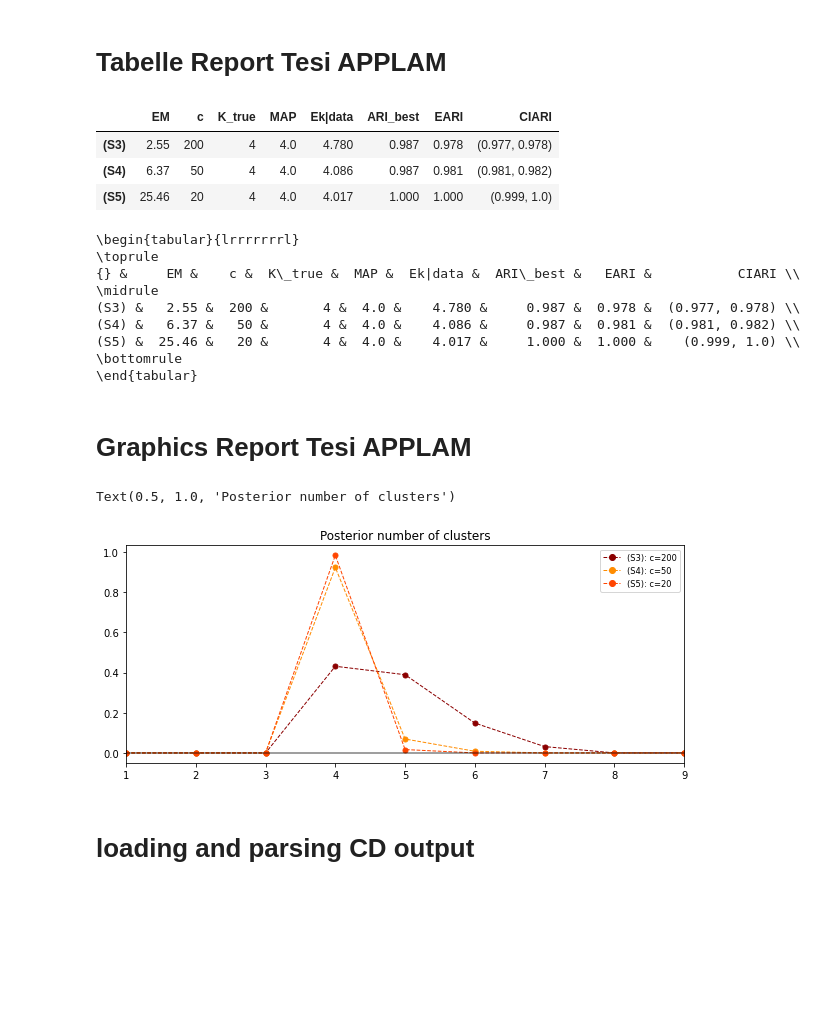
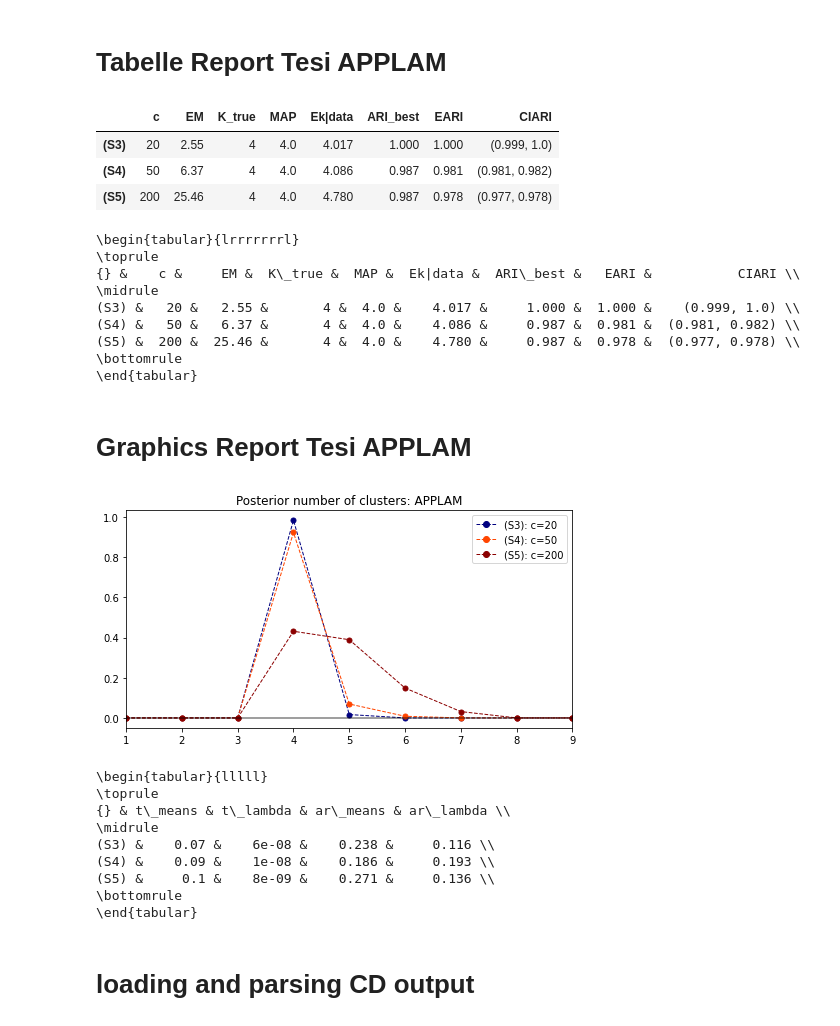
Before and after one commit to LGhilotti/pp_mix, a Jupyter notebook: compare_CD_p50.ipynb, the cells around one changed output. Saved outputs shown, nothing was run; the diff lists cells and outputs as text; code cells hidden in the pictures; blank space fills up the shorter version.

```diff
--- a/compare_CD_p50.ipynb
+++ b/compare_CD_p50.ipynb
@@ -387,14 +387,13 @@ from math import sqrt
 
 M = 4
 n_percluster = 50
-c_s = [200,50,20]
+c_s = [20,50,200]
 
 list_performance = list()
 
 for c in c_s:
 
     chain = loadChains("data/data_by_rule_student/chains_compare_CD/chains_c{0}_p_50_d_2_M_4_nperclus_50_N_30.recordio".format(c), MultivariateMixtureState)
-    acc_rates = np.loadtxt("data/data_by_rule_student/chains_compare_CD/acc_rate_c{0}_p_50_d_2_M_4_nperclus_50_N_30.csv".format(c), delimiter=',')
 
     n_cluster_chain = np.array([x.ma for x in chain])
     post_mode_nclus = stats.mode(n_cluster_chain)[0][0] # store in dataframe
@@ -420,24 +419,24 @@ for c in c_s:
 df_perf = pd.DataFrame(list_performance, columns=('K_true', 'MAP', 'Ek|data', 'ARI_best', 'EARI', 'CIARI'))
 df_perf.index = ['(S3)', '(S4)','(S5)']
 df_perf.insert(0, 'c', c_s, True)
-df_perf.insert(0, 'EM', [2.55, 6.37, 25.46], True)
+df_perf.insert(1, 'EM', [2.55, 6.37, 25.46], True)
 # %%
 df_perf
 # %% [output]
-|  | EM | c | K_true | MAP | Ek|data | ARI_best | EARI | CIARI |
-| (S3) | 2.55 | 200 | 4 | 4.0 | 4.780 | 0.987 | 0.978 | (0.977, 0.978) |
-| (S4) | 6.37 | 50 | 4 | 4.0 | 4.086 | 0.987 | 0.981 | (0.981, 0.982) |
-| (S5) | 25.46 | 20 | 4 | 4.0 | 4.017 | 1.000 | 1.000 | (0.999, 1.0) |
+|  | c | EM | K_true | MAP | Ek|data | ARI_best | EARI | CIARI |
+| (S3) | 20 | 2.55 | 4 | 4.0 | 4.017 | 1.000 | 1.000 | (0.999, 1.0) |
+| (S4) | 50 | 6.37 | 4 | 4.0 | 4.086 | 0.987 | 0.981 | (0.981, 0.982) |
+| (S5) | 200 | 25.46 | 4 | 4.0 | 4.780 | 0.987 | 0.978 | (0.977, 0.978) |
 # %%
 print(df_perf.to_latex())
 # %% [output]
 \begin{tabular}{lrrrrrrrl}
 \toprule
-{} &     EM &    c &  K\_true &  MAP &  Ek|data &  ARI\_best &   EARI &           CIARI \\
+{} &    c &     EM &  K\_true &  MAP &  Ek|data &  ARI\_best &   EARI &           CIARI \\
 \midrule
-(S3) &   2.55 &  200 &       4 &  4.0 &    4.780 &     0.987 &  0.978 &  (0.977, 0.978) \\
-(S4) &   6.37 &   50 &       4 &  4.0 &    4.086 &     0.987 &  0.981 &  (0.981, 0.982) \\
-(S5) &  25.46 &   20 &       4 &  4.0 &    4.017 &     1.000 &  1.000 &    (0.999, 1.0) \\
+(S3) &   20 &   2.55 &       4 &  4.0 &    4.017 &     1.000 &  1.000 &    (0.999, 1.0) \\
+(S4) &   50 &   6.37 &       4 &  4.0 &    4.086 &     0.987 &  0.981 &  (0.981, 0.982) \\
+(S5) &  200 &  25.46 &       4 &  4.0 &    4.780 &     0.987 &  0.978 &  (0.977, 0.978) \\
 \bottomrule
 \end{tabular}
 # %% [markdown]
@@ -445,29 +444,29 @@ print(df_perf.to_latex())
 # %%
 import matplotlib.gridspec as gridspec
 
 # number of components
-fig = plt.figure(figsize=(10,4))
+fig = plt.figure(figsize=(8,4))
 
-lab = ['(S3): c=200', '(S4): c=50','(S5): c=20']
-settings = [a_m_p1_unstand, a_m_p1_stand,a_m_p05_unstand, a_m_p05_stand, a_m_p025_unstand, a_m_p025_stand]
-colors = ['darkred','darkorange','orangered']
+lab = ['(S3): c=20', '(S4): c=50','(S5): c=200']
+colors = ['navy','orangered','darkred']
 
-c_s = [(200,0),(50,1),(20,2)]
+c_s = [(20,0),(50,1),(200,2)]
 
 bars = np.arange(1, 10)
 
 for (c,j) in c_s:
 
     n_cluster_chain = np.loadtxt("data/data_by_rule_student/chains_compare_CD/num_clus_c{0}_p_50_d_2_M_4_nperclus_50_N_30.csv".format(c), delimiter=',')
 
     heights = np.array([np.sum(n_cluster_chain == i) for i in bars]) / len(n_cluster_chain)
     plt.plot(bars, heights, 'o--', label=lab[j], markersize=5, linewidth=1, color=colors[j])
 
-plt.legend(fontsize='small', markerscale=1.2)
+plt.legend(fontsize='medium', markerscale=1.2)
 plt.xlim(1, 9)
 plt.axhline(y=0, color='k', alpha=0.5)
 
-plt.title('Posterior number of clusters')
+plt.title('Posterior number of clusters: APPLAM')
+
+fig.savefig('APPLAM_post_nclus.pdf',bbox_inches="tight")
 # %% [output]
-Text(0.5, 1.0, 'Posterior number of clusters')
-[figure, old version]
+[figure, new version]
@@ -474,3 +495,15 @@ Text(0.5, 1.0, 'Posterior number of clusters')
+# %%
+print(df_acc.to_latex())
+# %% [output]
+\begin{tabular}{lllll}
+\toprule
+{} & t\_means & t\_lambda & ar\_means & ar\_lambda \\
+\midrule
+(S3) &    0.07 &    6e-08 &    0.238 &     0.116 \\
+(S4) &    0.09 &    1e-08 &    0.186 &     0.193 \\
+(S5) &     0.1 &    8e-09 &    0.271 &     0.136 \\
+\bottomrule
+\end{tabular}
 # %% [markdown]
 # loading and parsing CD output
 # %%
```
Also changed, not shown: parts of 8 cells of this notebook, 5 other files.
